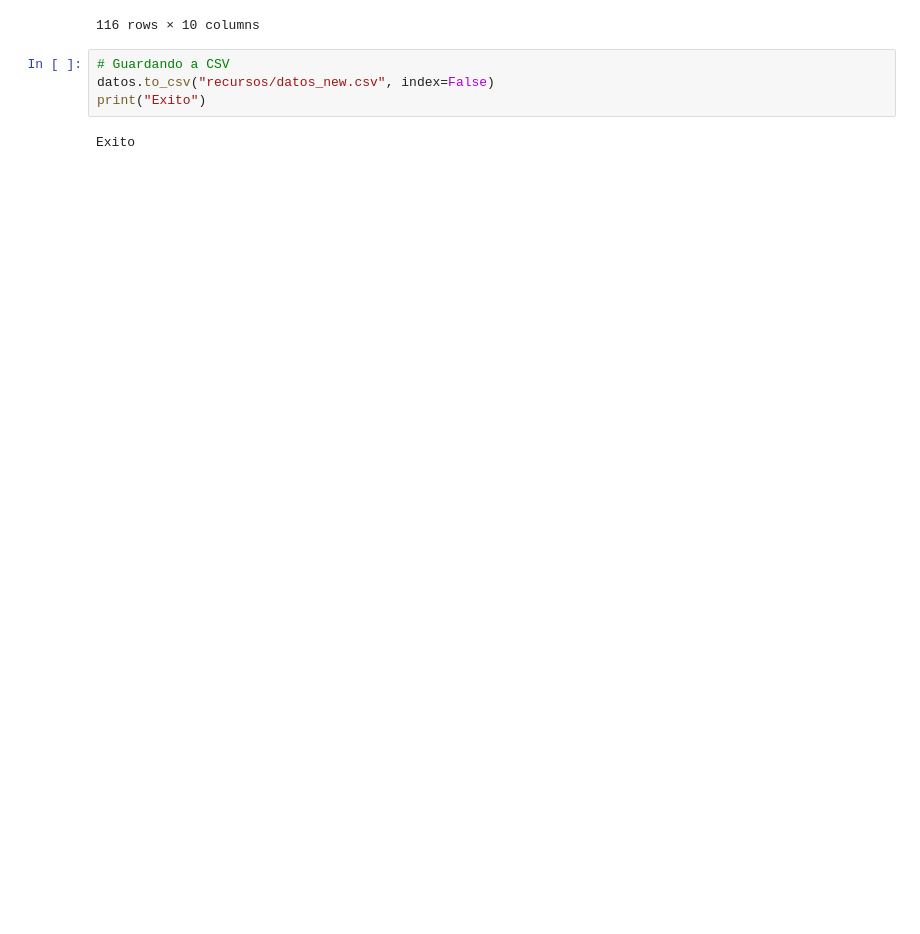
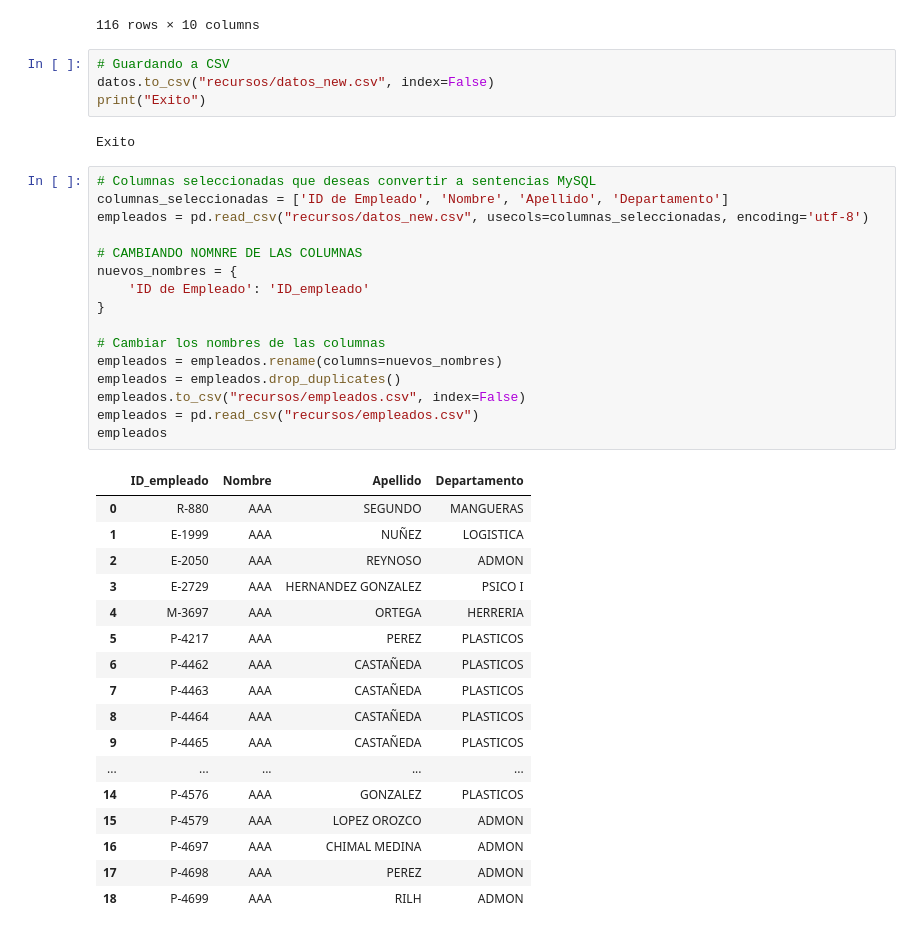
Before and after one commit to Danielywk/projectpf, a Jupyter notebook: script.ipynb, the cells around one changed output. Cells and saved outputs as stored; diff of their text form; blank space fills up the shorter version.

```diff
--- a/script.ipynb
+++ b/script.ipynb
@@ -304,3 +307,37 @@ datos.to_csv("recursos/datos_new.csv", index=False)
 print("Exito")
 # %% [output]
 Exito
+# %%
+# Columnas seleccionadas que deseas convertir a sentencias MySQL
+columnas_seleccionadas = ['ID de Empleado', 'Nombre', 'Apellido', 'Departamento']
+empleados = pd.read_csv("recursos/datos_new.csv", usecols=columnas_seleccionadas, encoding='utf-8')
+
+# CAMBIANDO NOMNRE DE LAS COLUMNAS
+nuevos_nombres = {
+    'ID de Empleado': 'ID_empleado'
+}
+
+# Cambiar los nombres de las columnas
+empleados = empleados.rename(columns=nuevos_nombres)
+empleados = empleados.drop_duplicates()
+empleados.to_csv("recursos/empleados.csv", index=False)
+empleados = pd.read_csv("recursos/empleados.csv")
+empleados
+# %% [output]
+|  | ID_empleado | Nombre | Apellido | Departamento |
+| 0 | R-880 | AAA | SEGUNDO | MANGUERAS |
+| 1 | E-1999 | AAA | NUÑEZ | LOGISTICA |
+| 2 | E-2050 | AAA | REYNOSO | ADMON |
+| 3 | E-2729 | AAA | HERNANDEZ GONZALEZ | PSICO I |
+| 4 | M-3697 | AAA | ORTEGA | HERRERIA |
+| 5 | P-4217 | AAA | PEREZ | PLASTICOS |
+| 6 | P-4462 | AAA | CASTAÑEDA | PLASTICOS |
+| 7 | P-4463 | AAA | CASTAÑEDA | PLASTICOS |
+| 8 | P-4464 | AAA | CASTAÑEDA | PLASTICOS |
+| 9 | P-4465 | AAA | CASTAÑEDA | PLASTICOS |
+| ... | ... | ... | ... | ... |
+| 14 | P-4576 | AAA | GONZALEZ | PLASTICOS |
+| 15 | P-4579 | AAA | LOPEZ OROZCO | ADMON |
+| 16 | P-4697 | AAA | CHIMAL MEDINA | ADMON |
+| 17 | P-4698 | AAA | PEREZ | ADMON |
+| 18 | P-4699 | AAA | RILH | ADMON |
```
Also changed, not shown: parts of 3 cells of this notebook, 2 other files.
